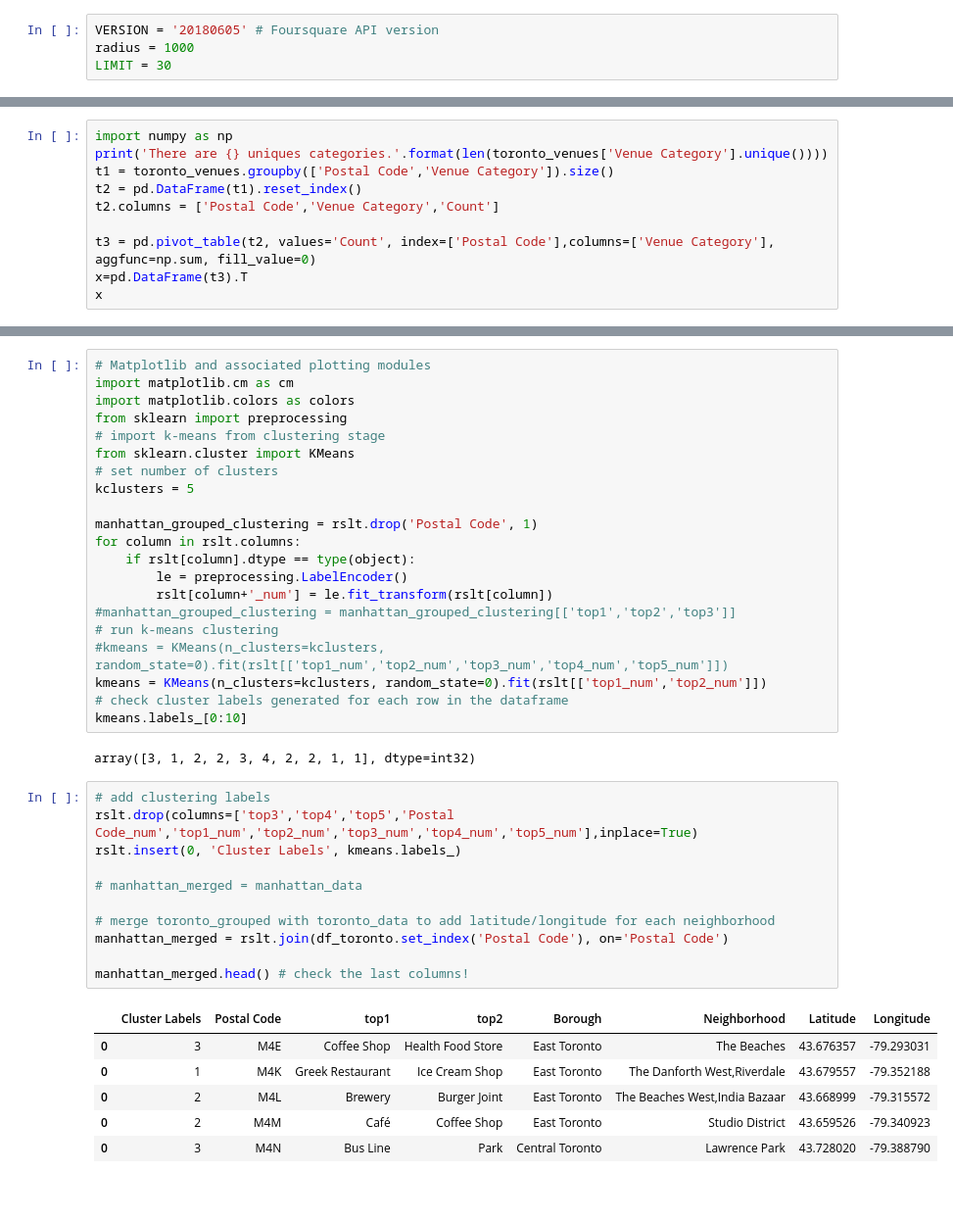
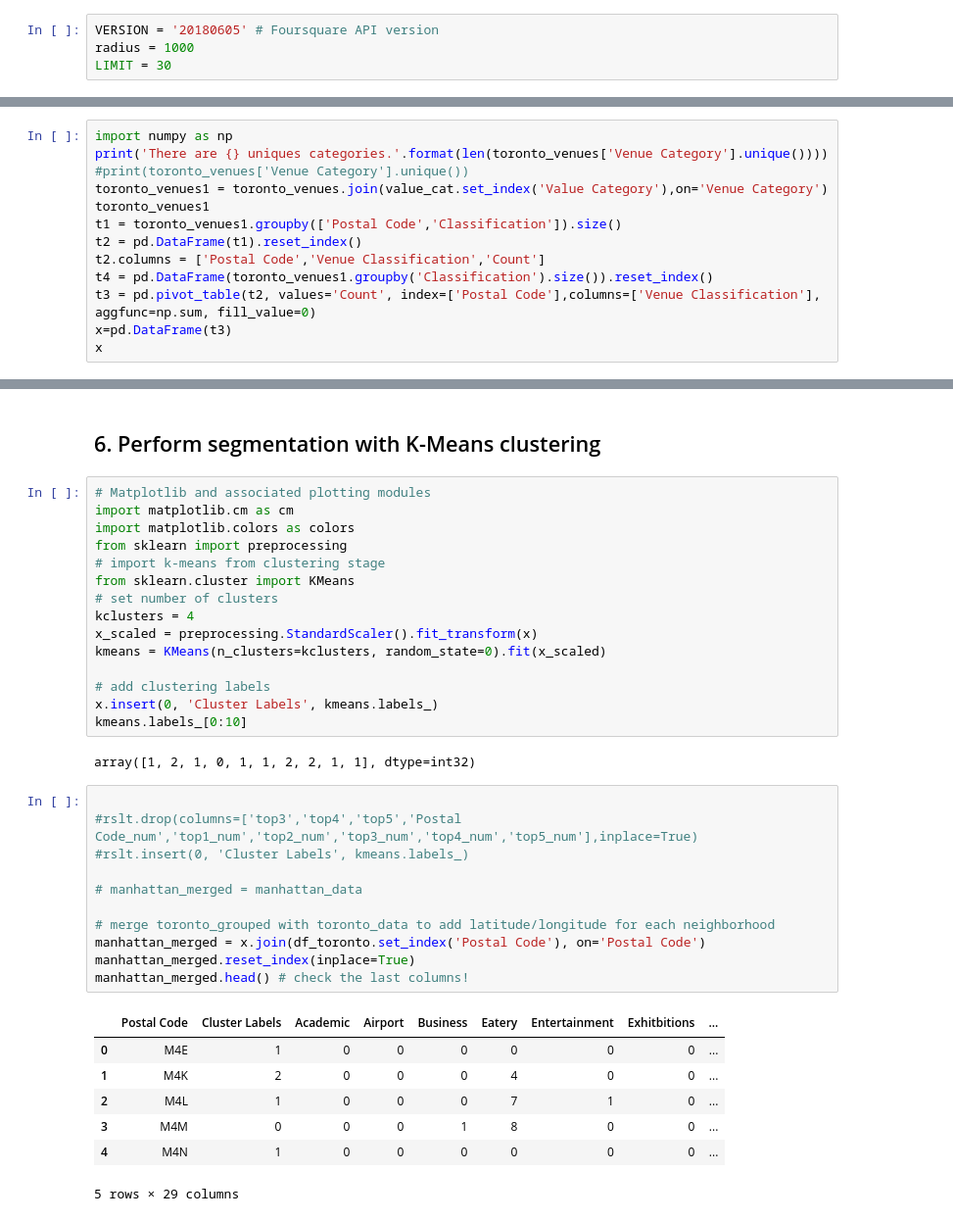
Before and after one commit to K2Prasanna/Coursera_Capstone, a Jupyter notebook: Segmenting and Clustering Neighborhoods.ipynb, the cells around one changed output, grey strips where cells are left out. Shown at 98% size. Cells and saved outputs as stored; diff of their text form; blank space fills up the shorter version.

```diff
--- a/Segmenting and Clustering Neighborhoods.ipynb
+++ b/Segmenting and Clustering Neighborhoods.ipynb
@@ -206,11 +241,14 @@ M7Y
 # %%
 import numpy as np
 print('There are {} uniques categories.'.format(len(toronto_venues['Venue Category'].unique())))
-t1 = toronto_venues.groupby(['Postal Code','Venue Category']).size()
+#print(toronto_venues['Venue Category'].unique())
+toronto_venues1 = toronto_venues.join(value_cat.set_index('Value Category'),on='Venue Category')
+toronto_venues1
+t1 = toronto_venues1.groupby(['Postal Code','Classification']).size()
 t2 = pd.DataFrame(t1).reset_index()
-t2.columns = ['Postal Code','Venue Category','Count']
-
-t3 = pd.pivot_table(t2, values='Count', index=['Postal Code'],columns=['Venue Category'], aggfunc=np.sum, fill_value=0)
-x=pd.DataFrame(t3).T
+t2.columns = ['Postal Code','Venue Classification','Count']
+t4 = pd.DataFrame(toronto_venues1.groupby('Classification').size()).reset_index()
+t3 = pd.pivot_table(t2, values='Count', index=['Postal Code'],columns=['Venue Classification'], aggfunc=np.sum, fill_value=0)
+x=pd.DataFrame(t3)
 x
 # %% [output]
@@ -268,3 +275,5 @@ To retain the current behavior and silence the warning, pass 'sort=True'.
+# %% [markdown]
+## 6. Perform segmentation with K-Means clustering
 # %%
 # Matplotlib and associated plotting modules
 import matplotlib.cm as cm
@@ -273,39 +282,34 @@ from sklearn import preprocessing
 # import k-means from clustering stage
 from sklearn.cluster import KMeans
 # set number of clusters
-kclusters = 5
+kclusters = 4
+x_scaled = preprocessing.StandardScaler().fit_transform(x)
+kmeans = KMeans(n_clusters=kclusters, random_state=0).fit(x_scaled)
 
-manhattan_grouped_clustering = rslt.drop('Postal Code', 1)
-for column in rslt.columns:
-    if rslt[column].dtype == type(object):
-        le = preprocessing.LabelEncoder()
-        rslt[column+'_num'] = le.fit_transform(rslt[column])
-#manhattan_grouped_clustering = manhattan_grouped_clustering[['top1','top2','top3']]
-# run k-means clustering
-#kmeans = KMeans(n_clusters=kclusters, random_state=0).fit(rslt[['top1_num','top2_num','top3_num','top4_num','top5_num']])
-kmeans = KMeans(n_clusters=kclusters, random_state=0).fit(rslt[['top1_num','top2_num']])
-# check cluster labels generated for each row in the dataframe
+# add clustering labels
+x.insert(0, 'Cluster Labels', kmeans.labels_)
 kmeans.labels_[0:10]
 # %% [output]
-array([3, 1, 2, 2, 3, 4, 2, 2, 1, 1], dtype=int32)
+array([1, 2, 1, 0, 1, 1, 2, 2, 1, 1], dtype=int32)
 # %%
-# add clustering labels
-rslt.drop(columns=['top3','top4','top5','Postal Code_num','top1_num','top2_num','top3_num','top4_num','top5_num'],inplace=True)
-rslt.insert(0, 'Cluster Labels', kmeans.labels_)
+
+#rslt.drop(columns=['top3','top4','top5','Postal Code_num','top1_num','top2_num','top3_num','top4_num','top5_num'],inplace=True)
+#rslt.insert(0, 'Cluster Labels', kmeans.labels_)
 
 # manhattan_merged = manhattan_data
 
 # merge toronto_grouped with toronto_data to add latitude/longitude for each neighborhood
-manhattan_merged = rslt.join(df_toronto.set_index('Postal Code'), on='Postal Code')
-
+manhattan_merged = x.join(df_toronto.set_index('Postal Code'), on='Postal Code')
+manhattan_merged.reset_index(inplace=True)
 manhattan_merged.head() # check the last columns!
 # %% [output]
-|  | Cluster Labels | Postal Code | top1 | top2 | Borough | Neighborhood | Latitude | Longitude |
-| 0 | 3 | M4E | Coffee Shop | Health Food Store | East Toronto | The Beaches | 43.676357 | -79.293031 |
-| 0 | 1 | M4K | Greek Restaurant | Ice Cream Shop | East Toronto | The Danforth West,Riverdale | 43.679557 | -79.352188 |
-| 0 | 2 | M4L | Brewery | Burger Joint | East Toronto | The Beaches West,India Bazaar | 43.668999 | -79.315572 |
-| 0 | 2 | M4M | Café | Coffee Shop | East Toronto | Studio District | 43.659526 | -79.340923 |
-| 0 | 3 | M4N | Bus Line | Park | Central Toronto | Lawrence Park | 43.728020 | -79.388790 |
+|  | Postal Code | Cluster Labels | Academic | Airport | Business | Eatery | Entertainment | Exhitbitions | ... |
+| 0 | M4E | 1 | 0 | 0 | 0 | 0 | 0 | 0 | ... |
+| 1 | M4K | 2 | 0 | 0 | 0 | 4 | 0 | 0 | ... |
+| 2 | M4L | 1 | 0 | 0 | 0 | 7 | 1 | 0 | ... |
+| 3 | M4M | 0 | 0 | 0 | 1 | 8 | 0 | 0 | ... |
+| 4 | M4N | 1 | 0 | 0 | 0 | 0 | 0 | 0 | ... |
+5 rows × 29 columns
 # %%
 # create map
 latitude = 43.6532
```
Also changed, not shown: parts of 13 cells of this notebook.
